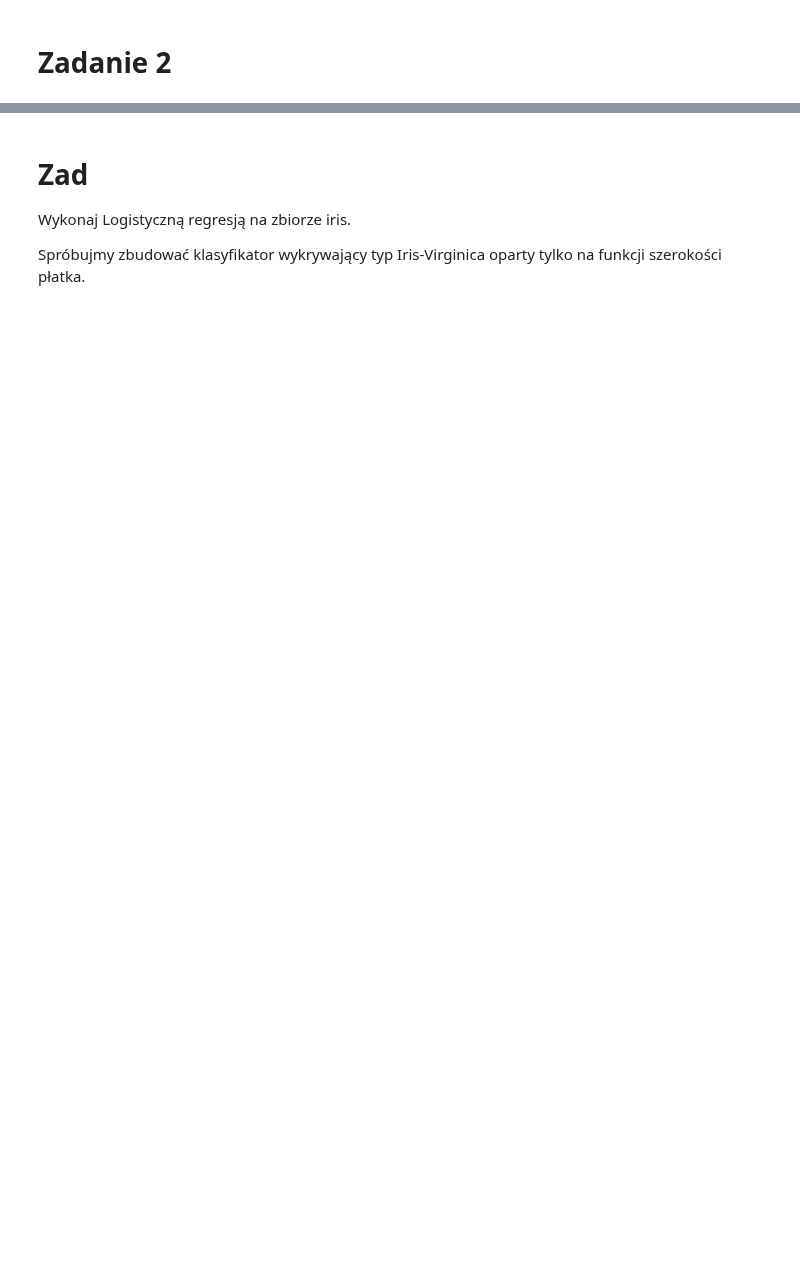
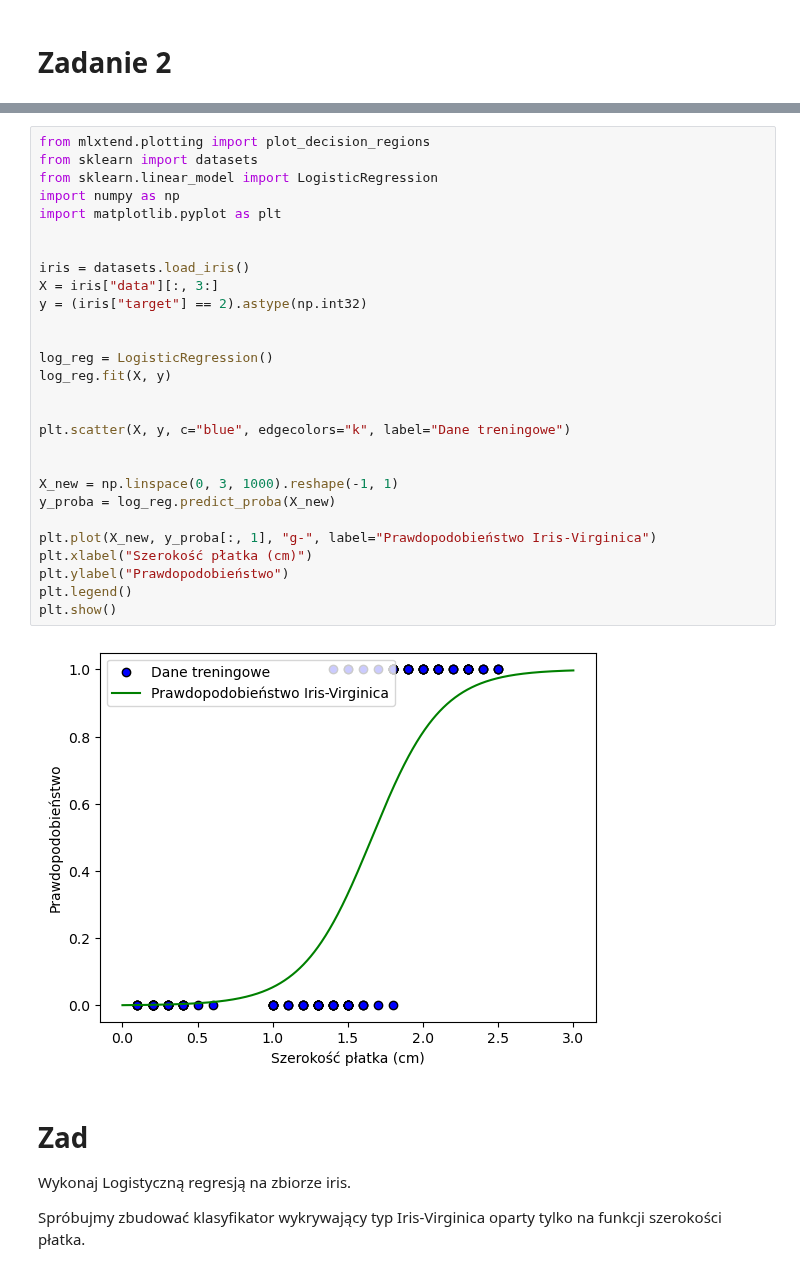
Before and after one commit to sit3kk/Basics-of-Artificial-Intelligence-Notebooks, a Jupyter notebook: Notebooks/10/AD_Z10_D_Logistic_Regression.ipynb, the cells around one changed output, grey strips where cells are left out. Saved outputs shown, nothing was run; the diff lists cells and outputs as text; blank space fills up the shorter version.

```diff
--- a/Notebooks/10/AD_Z10_D_Logistic_Regression.ipynb
+++ b/Notebooks/10/AD_Z10_D_Logistic_Regression.ipynb
@@ -107,3 +112,33 @@ from sklearn.linear_model import LogisticRegression
+# %%
+from mlxtend.plotting import plot_decision_regions
+from sklearn import datasets
+from sklearn.linear_model import LogisticRegression
+import numpy as np
+import matplotlib.pyplot as plt
+
+
+iris = datasets.load_iris()
+X = iris["data"][:, 3:]
+y = (iris["target"] == 2).astype(np.int32)
+
+
+log_reg = LogisticRegression()
+log_reg.fit(X, y)
+
+
+plt.scatter(X, y, c="blue", edgecolors="k", label="Dane treningowe")
+
+
+X_new = np.linspace(0, 3, 1000).reshape(-1, 1)
+y_proba = log_reg.predict_proba(X_new)
+
+plt.plot(X_new, y_proba[:, 1], "g-", label="Prawdopodobieństwo Iris-Virginica")
+plt.xlabel("Szerokość płatka (cm)")
+plt.ylabel("Prawdopodobieństwo")
+plt.legend()
+plt.show()
+# %% [output]
+[figure, added]
 # %% [markdown]
 # Zad
 Wykonaj Logistyczną regresją na zbiorze iris.
```
Also changed, not shown: parts of 11 cells of this notebook.
